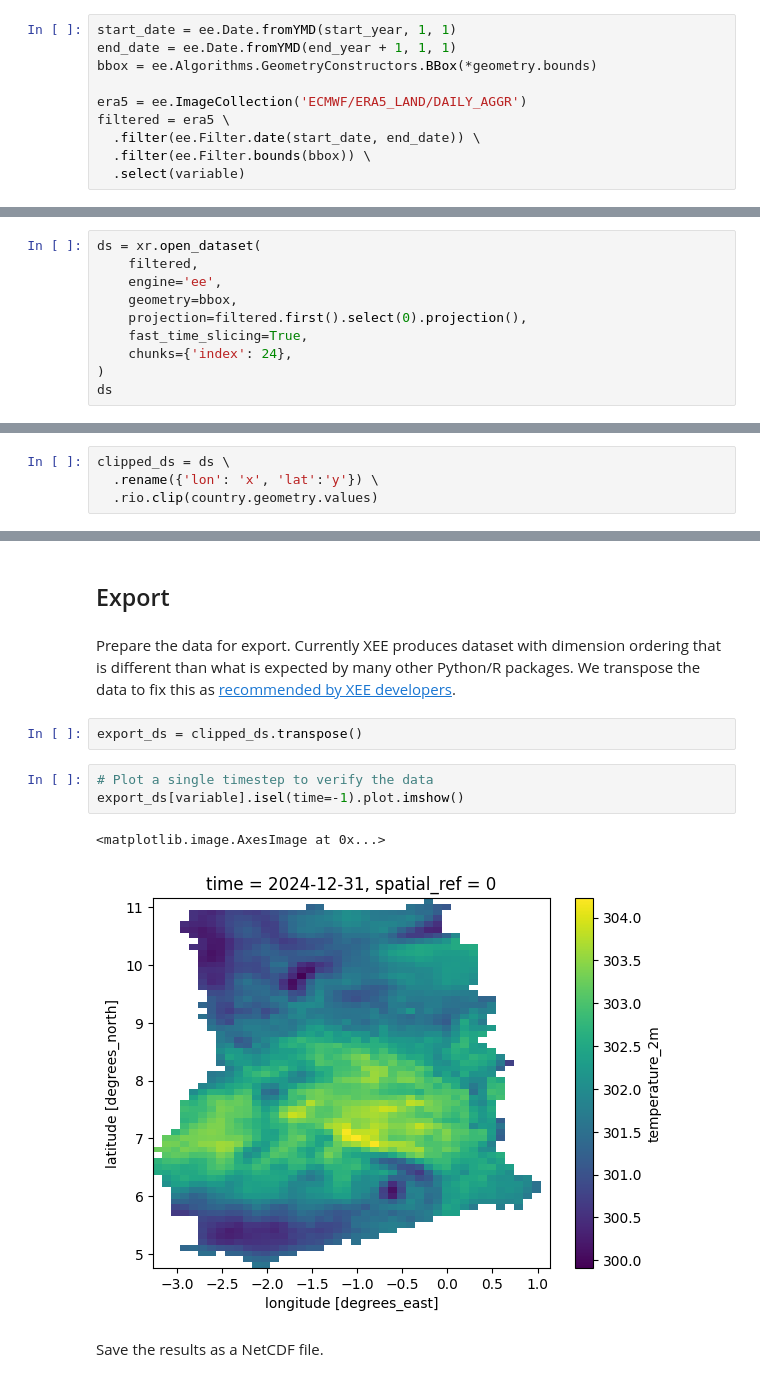
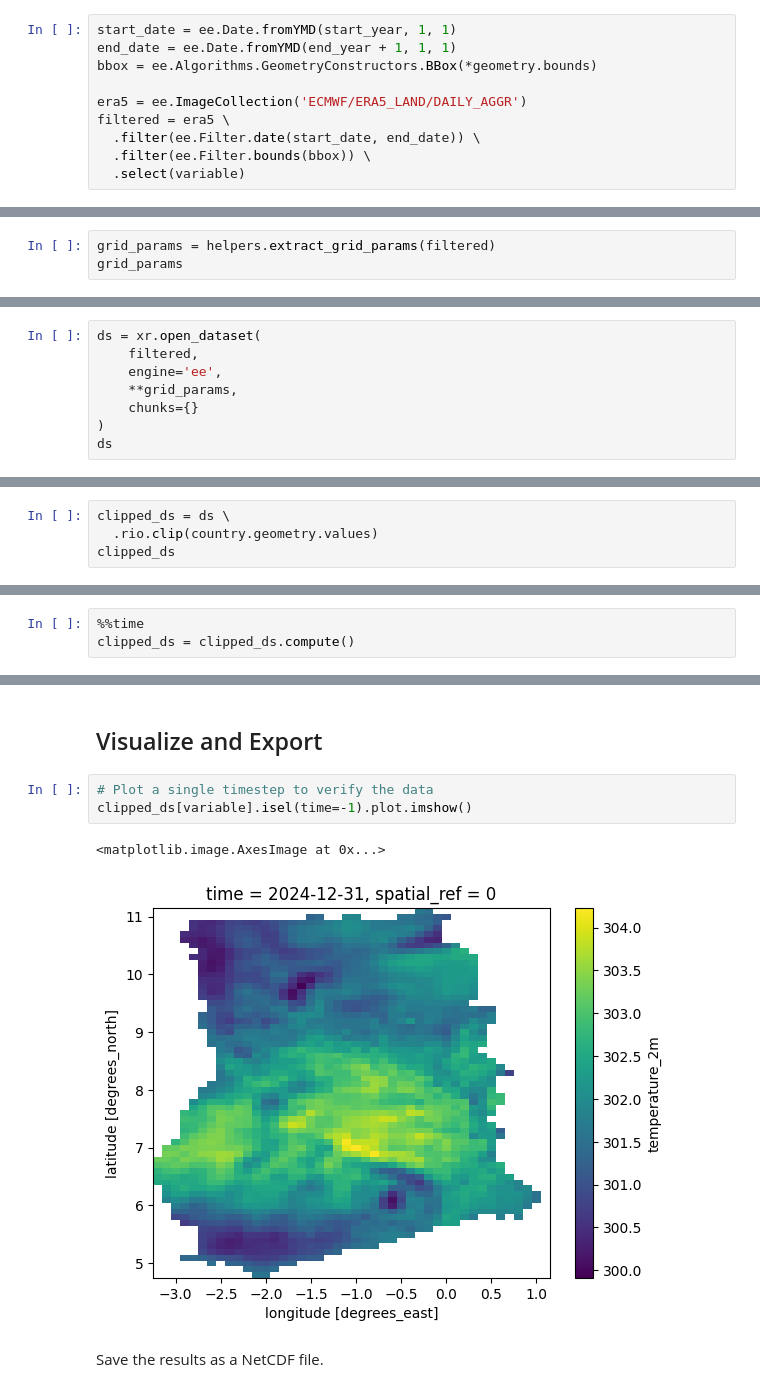
Before and after one commit to spatialthoughts/geopython-tutorials, a Jupyter notebook: notebooks/xee_ic_to_netcdf.ipynb, the cells around one changed output, grey strips where cells are left out. Cells and saved outputs as stored; diff of their text form.

```diff
--- a/notebooks/xee_ic_to_netcdf.ipynb
+++ b/notebooks/xee_ic_to_netcdf.ipynb
@@ -109,0 +147,3 @@ XArray can open the filtered collection directly from GEE if the XEE extension i
+# %%
+grid_params = helpers.extract_grid_params(filtered)
+grid_params
@@ -111,10 +155,8 @@ XArray can open the filtered collection directly from GEE if the XEE extension i
 ds = xr.open_dataset(
     filtered,
     engine='ee',
-    geometry=bbox,
-    projection=filtered.first().select(0).projection(),
-    fast_time_slicing=True,
-    chunks={'index': 24},
+    **grid_params,
+    chunks={}
 )
 ds
 # %% [output]
@@ -154,4 +183,4 @@ XEE queries the data for the bounding box of the provided geometry. So we still
 # %%
 clipped_ds = ds \
-  .rename({'lon': 'x', 'lat':'y'}) \
   .rio.clip(country.geometry.values)
+clipped_ds
@@ -157,0 +208,3 @@ clipped_ds = ds \
+# %%
+%%time
+clipped_ds = clipped_ds.compute()
@@ -158,15 +214,11 @@ clipped_ds = ds \
 # %% [markdown]
-## Export
+## Visualize and Export
-# %% [markdown]
-Prepare the data for export. Currently XEE produces dataset with dimension ordering that is different than what is expected by many other Python/R packages. We transpose the data to fix this as [recommended by XEE developers](https://github.com/google/Xee/issues/171).
-# %%
-export_ds = clipped_ds.transpose()
 # %%
 # Plot a single timestep to verify the data
-export_ds[variable].isel(time=-1).plot.imshow()
+clipped_ds[variable].isel(time=-1).plot.imshow()
 # %% [output]
 <matplotlib.image.AxesImage at 0x...>
-[figure, old version]
+[figure, new version]
 # %% [markdown]
 Save the results as a NetCDF file.
 # %%
```
Also changed, not shown: parts of 25 cells of this notebook.
